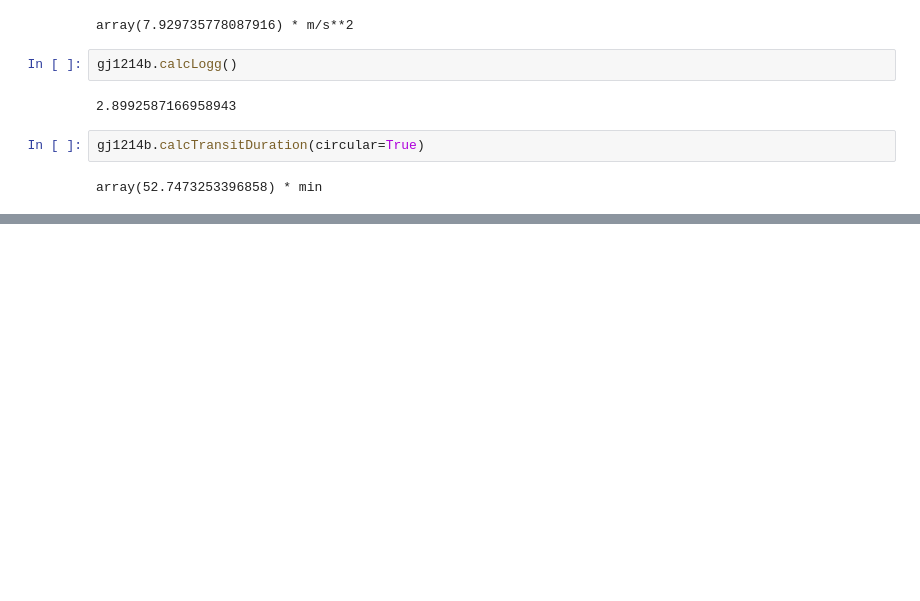
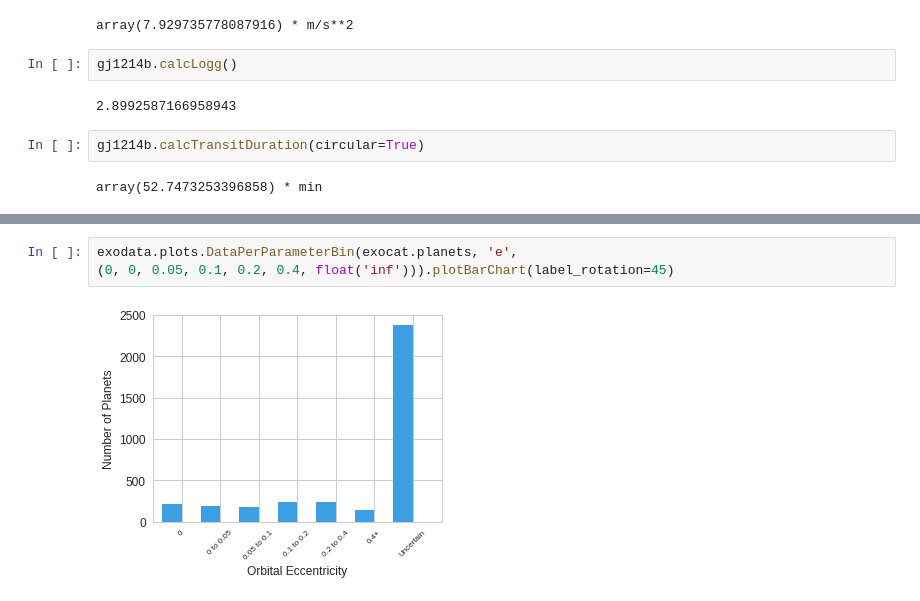
Before and after one commit to PedrazaCodeWorks/OpenAstro, a Jupyter notebook: api.ipynb, the cells around one changed output, grey strips where cells are left out. Cells and saved outputs as stored; diff of their text form; blank space fills up the shorter version.

```diff
--- a/api.ipynb
+++ b/api.ipynb
@@ -89,0 +97,5 @@ array(52.7473253396858) * min
+# %%
+exodata.plots.DataPerParameterBin(exocat.planets, 'e',
+(0, 0, 0.05, 0.1, 0.2, 0.4, float('inf'))).plotBarChart(label_rotation=45)
+# %% [output]
+[figure, added]
```
Also changed, not shown: parts of 10 cells of this notebook, 3 other files.
